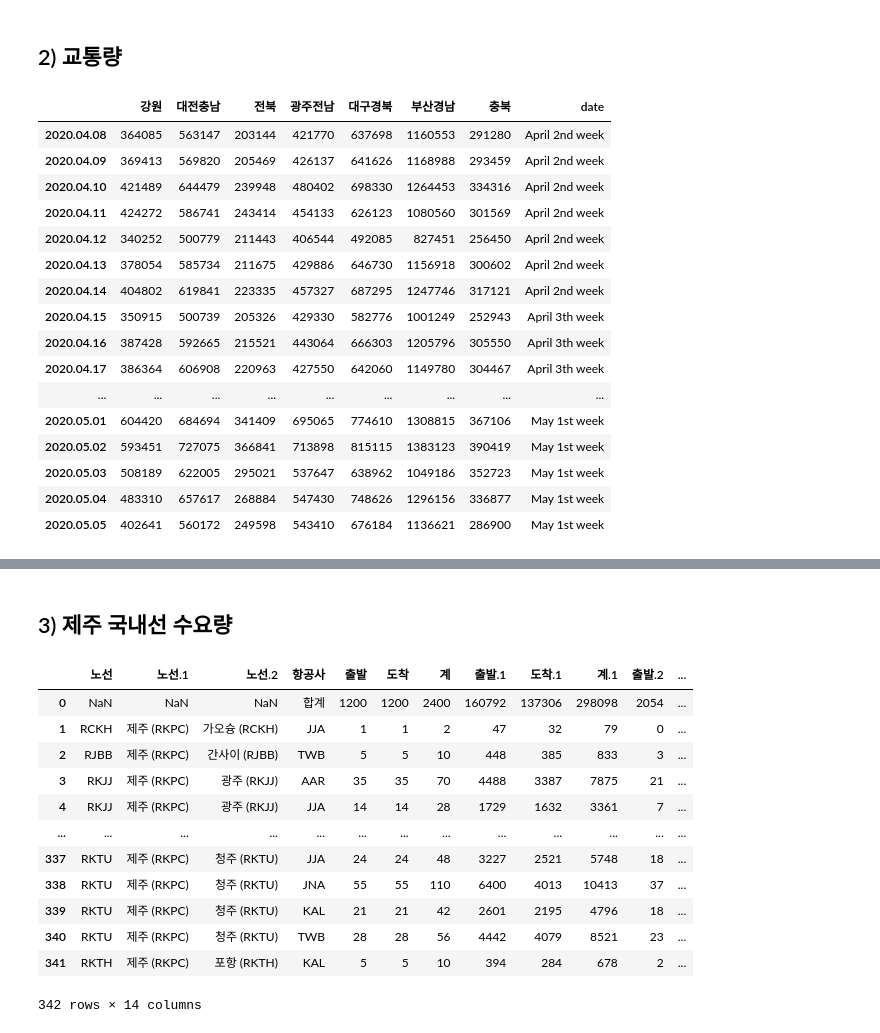
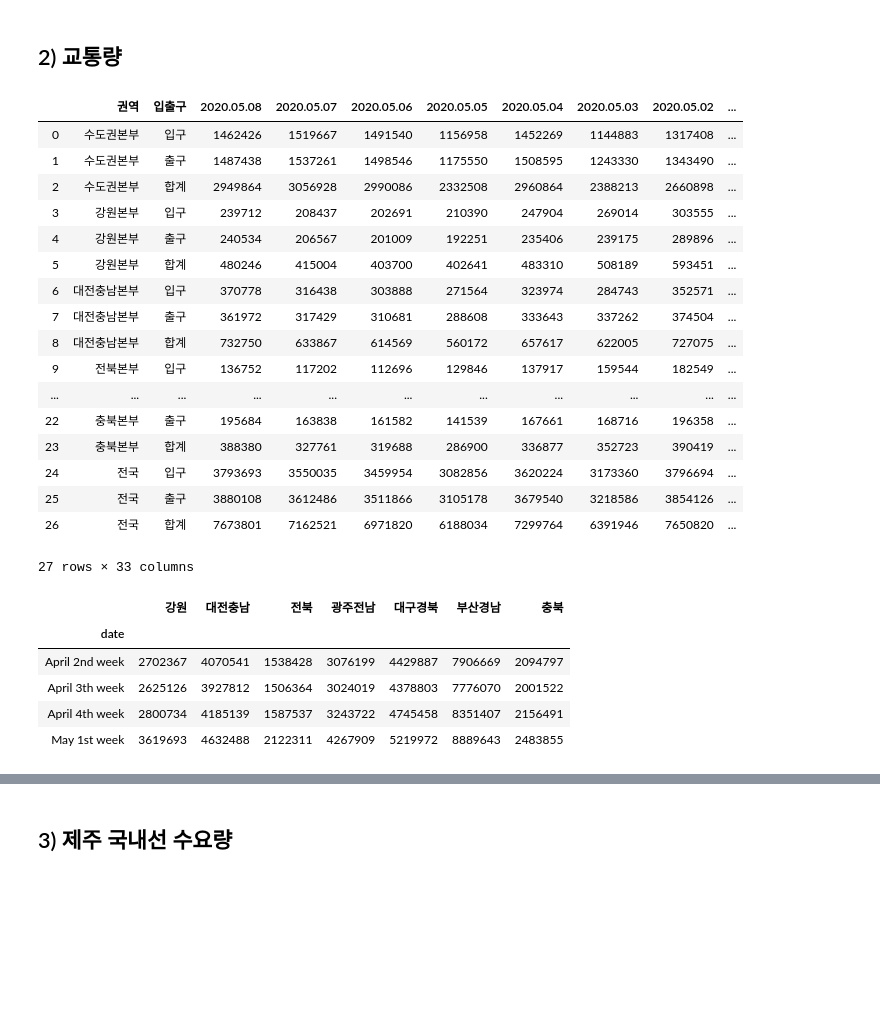
Before and after one commit to chan157/DACON_COVID, a Jupyter notebook: Submission_Final_원본_주석.ipynb, the cells around one changed output, grey strips where cells are left out. Drawn from its saved outputs; the diff is of its cells as text; code cells hidden in the pictures; blank space fills up the shorter version.

```diff
--- a/Submission_Final_원본_주석.ipynb
+++ b/Submission_Final_원본_주석.ipynb
@@ -1994,37 +1936,47 @@ fig.show()
 [interactive output not drawn]
 # %% [markdown]
 ## 2)  교통량
+# %%
+traffic
+# %% [output]
+|  | 권역 | 입출구 | 2020.05.08 | 2020.05.07 | 2020.05.06 | 2020.05.05 | 2020.05.04 | 2020.05.03 | 2020.05.02 | ... |
+| 0 | 수도권본부 | 입구 | 1462426 | 1519667 | 1491540 | 1156958 | 1452269 | 1144883 | 1317408 | ... |
+| 1 | 수도권본부 | 출구 | 1487438 | 1537261 | 1498546 | 1175550 | 1508595 | 1243330 | 1343490 | ... |
+| 2 | 수도권본부 | 합계 | 2949864 | 3056928 | 2990086 | 2332508 | 2960864 | 2388213 | 2660898 | ... |
+| 3 | 강원본부 | 입구 | 239712 | 208437 | 202691 | 210390 | 247904 | 269014 | 303555 | ... |
+| 4 | 강원본부 | 출구 | 240534 | 206567 | 201009 | 192251 | 235406 | 239175 | 289896 | ... |
+| 5 | 강원본부 | 합계 | 480246 | 415004 | 403700 | 402641 | 483310 | 508189 | 593451 | ... |
+| 6 | 대전충남본부 | 입구 | 370778 | 316438 | 303888 | 271564 | 323974 | 284743 | 352571 | ... |
+| 7 | 대전충남본부 | 출구 | 361972 | 317429 | 310681 | 288608 | 333643 | 337262 | 374504 | ... |
+| 8 | 대전충남본부 | 합계 | 732750 | 633867 | 614569 | 560172 | 657617 | 622005 | 727075 | ... |
+| 9 | 전북본부 | 입구 | 136752 | 117202 | 112696 | 129846 | 137917 | 159544 | 182549 | ... |
+| ... | ... | ... | ... | ... | ... | ... | ... | ... | ... | ... |
+| 22 | 충북본부 | 출구 | 195684 | 163838 | 161582 | 141539 | 167661 | 168716 | 196358 | ... |
+| 23 | 충북본부 | 합계 | 388380 | 327761 | 319688 | 286900 | 336877 | 352723 | 390419 | ... |
+| 24 | 전국 | 입구 | 3793693 | 3550035 | 3459954 | 3082856 | 3620224 | 3173360 | 3796694 | ... |
+| 25 | 전국 | 출구 | 3880108 | 3612486 | 3511866 | 3105178 | 3679540 | 3218586 | 3854126 | ... |
+| 26 | 전국 | 합계 | 7673801 | 7162521 | 6971820 | 6188034 | 7299764 | 6391946 | 7650820 | ... |
+27 rows × 33 columns
 # %%
-#데이터 출처 표기
-traffic = pd.read_excel('주단위 교통량.xlsx', header = 0)
-traffic = traffic.T
-traffic = traffic.iloc[5:,[5,8,11,14,17,20,23]]
-traffic = traffic[::-1]
-traffic.columns = ['강원','대전충남','전북','광주전남','대구경북','부산경남','충북']
+# 교통량(4월8일 ~ 5월 5일까지(약 1달))
+traffic = traffic.T #DataFrame columns, rows Transpose (columns: 권역, rows: 날짜)
+traffic = traffic.iloc[5:,[5,8,11,14,17,20,23]] #수도권은 연휴기간이 아니어도 항상 교통량이 많기 때문에 제외
+traffic = traffic[::-1] #기존 데이터는 날짜가 최신순부터으로 정렬되어 있기 때문에 내림차순으로 변환
+traffic.columns = ['강원','대전충남','전북','광주전남','대구경북','부산경남','충북'] #수도권 제외한 나머지 권역
 
 condition = [(traffic.index == '2020.04.08')|(traffic.index == '2020.04.09')|(traffic.index == '2020.04.10')|(traffic.index == '2020.04.11')|(traffic.index == '2020.04.12')|(traffic.index == '2020.04.13')|(traffic.index == '2020.04.14'),
              (traffic.index == '2020.04.15')|(traffic.index == '2020.04.16')|(traffic.index == '2020.04.17')|(traffic.index == '2020.04.18')|(traffic.index == '2020.04.19')|(traffic.index == '2020.04.20')|(traffic.index == '2020.04.21'),
              (traffic.index == '2020.04.22')|(traffic.index == '2020.04.23')|(traffic.index == '2020.04.24')|(traffic.index == '2020.04.25')|(traffic.index == '2020.04.26')|(traffic.index == '2020.04.27')|(traffic.index == '2020.04.28'),
              (traffic.index == '2020.04.29')|(traffic.index == '2020.04.30')|(traffic.index == '2020.05.01')|(traffic.index == '2020.05.02')|(traffic.index == '2020.05.03')|(traffic.index == '2020.05.04')|(traffic.index == '2020.05.05')]
 
-choices = choices = ['April 2nd week', 'April 3th week', 'April 4th week', 'May 1st week']
+choices = choices = ['April 2nd week', 'April 3th week', 'April 4th week', 'May 1st week'] #1주차별 합계
 traffic["date"] = np.select(condition, choices, default=np.nan)
+traffic = traffic.groupby('date')['강원','대전충남','전북','광주전남','대구경북','부산경남','충북'].sum()
 traffic
 # %% [output]
-|  | 강원 | 대전충남 | 전북 | 광주전남 | 대구경북 | 부산경남 | 충북 | date |
-| 2020.04.08 | 364085 | 563147 | 203144 | 421770 | 637698 | 1160553 | 291280 | April 2nd week |
-| 2020.04.09 | 369413 | 569820 | 205469 | 426137 | 641626 | 1168988 | 293459 | April 2nd week |
-| 2020.04.10 | 421489 | 644479 | 239948 | 480402 | 698330 | 1264453 | 334316 | April 2nd week |
-| 2020.04.11 | 424272 | 586741 | 243414 | 454133 | 626123 | 1080560 | 301569 | April 2nd week |
-| 2020.04.12 | 340252 | 500779 | 211443 | 406544 | 492085 | 827451 | 256450 | April 2nd week |
-| 2020.04.13 | 378054 | 585734 | 211675 | 429886 | 646730 | 1156918 | 300602 | April 2nd week |
-| 2020.04.14 | 404802 | 619841 | 223335 | 457327 | 687295 | 1247746 | 317121 | April 2nd week |
-| 2020.04.15 | 350915 | 500739 | 205326 | 429330 | 582776 | 1001249 | 252943 | April 3th week |
-| 2020.04.16 | 387428 | 592665 | 215521 | 443064 | 666303 | 1205796 | 305550 | April 3th week |
-| 2020.04.17 | 386364 | 606908 | 220963 | 427550 | 642060 | 1149780 | 304467 | April 3th week |
-| ... | ... | ... | ... | ... | ... | ... | ... | ... |
-| 2020.05.01 | 604420 | 684694 | 341409 | 695065 | 774610 | 1308815 | 367106 | May 1st week |
-| 2020.05.02 | 593451 | 727075 | 366841 | 713898 | 815115 | 1383123 | 390419 | May 1st week |
-| 2020.05.03 | 508189 | 622005 | 295021 | 537647 | 638962 | 1049186 | 352723 | May 1st week |
-| 2020.05.04 | 483310 | 657617 | 268884 | 547430 | 748626 | 1296156 | 336877 | May 1st week |
-| 2020.05.05 | 402641 | 560172 | 249598 | 543410 | 676184 | 1136621 | 286900 | May 1st week |
+|  | 강원 | 대전충남 | 전북 | 광주전남 | 대구경북 | 부산경남 | 충북 |
+| date |  |  |  |  |  |  |  |
+| April 2nd week | 2702367 | 4070541 | 1538428 | 3076199 | 4429887 | 7906669 | 2094797 |
+| April 3th week | 2625126 | 3927812 | 1506364 | 3024019 | 4378803 | 7776070 | 2001522 |
+| April 4th week | 2800734 | 4185139 | 1587537 | 3243722 | 4745458 | 8351407 | 2156491 |
+| May 1st week | 3619693 | 4632488 | 2122311 | 4267909 | 5219972 | 8889643 | 2483855 |
@@ -2056,25 +1994,3 @@ fig.show()
 [interactive output not drawn]
 # %% [markdown]
 ## 3) 제주 국내선 수요량
-# %%
-airline= pd.DataFrame()
-month_list=['0221-0227','0228-0305','0306-0312','0313-0319','0320-0326','0327-0402','0403-0409','0410-0416','0417-0423','0424-0430','0501-0507']
-for month in month_list:
-    df=pd.read_excel('노선별 수송현황 {}.xlsx'.format(month), header =2)
-    df['날짜'] = month
-    airline = pd.concat([airline, df], ignore_index=True)
-airline
-# %% [output]
-|  | 노선 | 노선.1 | 노선.2 | 항공사 | 출발 | 도착 | 계 | 출발.1 | 도착.1 | 계.1 | 출발.2 | ... |
-| 0 | NaN | NaN | NaN | 합계 | 1200 | 1200 | 2400 | 160792 | 137306 | 298098 | 2054 | ... |
-| 1 | RCKH | 제주 (RKPC) | 가오슝 (RCKH) | JJA | 1 | 1 | 2 | 47 | 32 | 79 | 0 | ... |
-| 2 | RJBB | 제주 (RKPC) | 간사이 (RJBB) | TWB | 5 | 5 | 10 | 448 | 385 | 833 | 3 | ... |
-| 3 | RKJJ | 제주 (RKPC) | 광주 (RKJJ) | AAR | 35 | 35 | 70 | 4488 | 3387 | 7875 | 21 | ... |
-| 4 | RKJJ | 제주 (RKPC) | 광주 (RKJJ) | JJA | 14 | 14 | 28 | 1729 | 1632 | 3361 | 7 | ... |
-| ... | ... | ... | ... | ... | ... | ... | ... | ... | ... | ... | ... | ... |
-| 337 | RKTU | 제주 (RKPC) | 청주 (RKTU) | JJA | 24 | 24 | 48 | 3227 | 2521 | 5748 | 18 | ... |
-| 338 | RKTU | 제주 (RKPC) | 청주 (RKTU) | JNA | 55 | 55 | 110 | 6400 | 4013 | 10413 | 37 | ... |
-| 339 | RKTU | 제주 (RKPC) | 청주 (RKTU) | KAL | 21 | 21 | 42 | 2601 | 2195 | 4796 | 18 | ... |
-| 340 | RKTU | 제주 (RKPC) | 청주 (RKTU) | TWB | 28 | 28 | 56 | 4442 | 4079 | 8521 | 23 | ... |
-| 341 | RKTH | 제주 (RKPC) | 포항 (RKTH) | KAL | 5 | 5 | 10 | 394 | 284 | 678 | 2 | ... |
-342 rows × 14 columns
```
Also changed, not shown: parts of 57 cells of this notebook, 1 other file.
